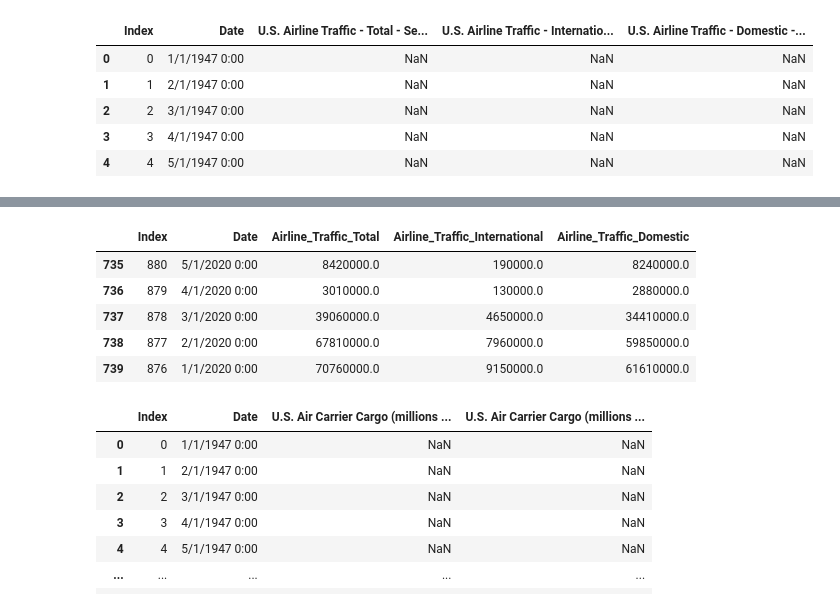
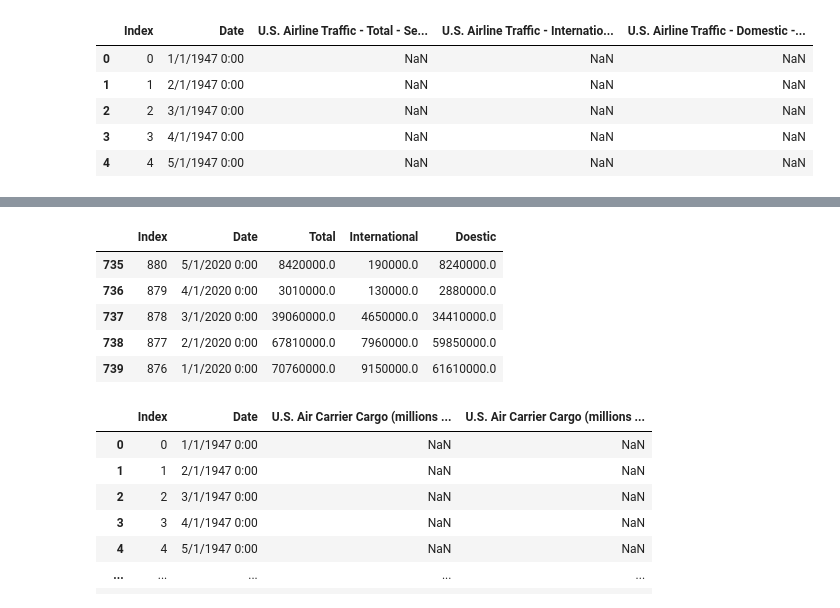
Before and after one commit to RBLevine/ETL-Project, a Jupyter notebook: CSVCleanUp/CSV_Cleanup_Final.ipynb, the cells around one changed output, grey strips where cells are left out. Drawn from its saved outputs; the diff is of its cells as text; code cells hidden in the pictures.

Commit message:
shortened column names

```diff
--- a/CSVCleanUp/CSV_Cleanup_Final.ipynb
+++ b/CSVCleanUp/CSV_Cleanup_Final.ipynb
@@ -306,12 +306,12 @@ airline_df
 | 775 | 840 | 1/1/2017 0:00 | 62620000.0 | 8510000.0 | 54110000.0 |
 # %%
 # Rename columns for ease
-airline_df.rename(columns = {'U.S. Airline Traffic - Total - Seasonally Adjusted':'Airline_Traffic_Total',
-                           'U.S. Airline Traffic - International - Seasonally Adjusted':'Airline_Traffic_International',
-                           'U.S. Airline Traffic - Domestic - Seasonally Adjusted':'Airline_Traffic_Domestic'}, inplace = True)
+airline_df.rename(columns = {'U.S. Airline Traffic - Total - Seasonally Adjusted':'Total',
+                           'U.S. Airline Traffic - International - Seasonally Adjusted':'International',
+                           'U.S. Airline Traffic - Domestic - Seasonally Adjusted':'Doestic'}, inplace = True)
 airline_df.head()
 # %% [output]
-|  | Index | Date | Airline_Traffic_Total | Airline_Traffic_International | Airline_Traffic_Domestic |
+|  | Index | Date | Total | International | Doestic |
 | 735 | 880 | 5/1/2020 0:00 | 8420000.0 | 190000.0 | 8240000.0 |
 | 736 | 879 | 4/1/2020 0:00 | 3010000.0 | 130000.0 | 2880000.0 |
 | 737 | 878 | 3/1/2020 0:00 | 39060000.0 | 4650000.0 | 34410000.0 |
```
Also changed, not shown: parts of 2 cells of this notebook, 2 other files.
